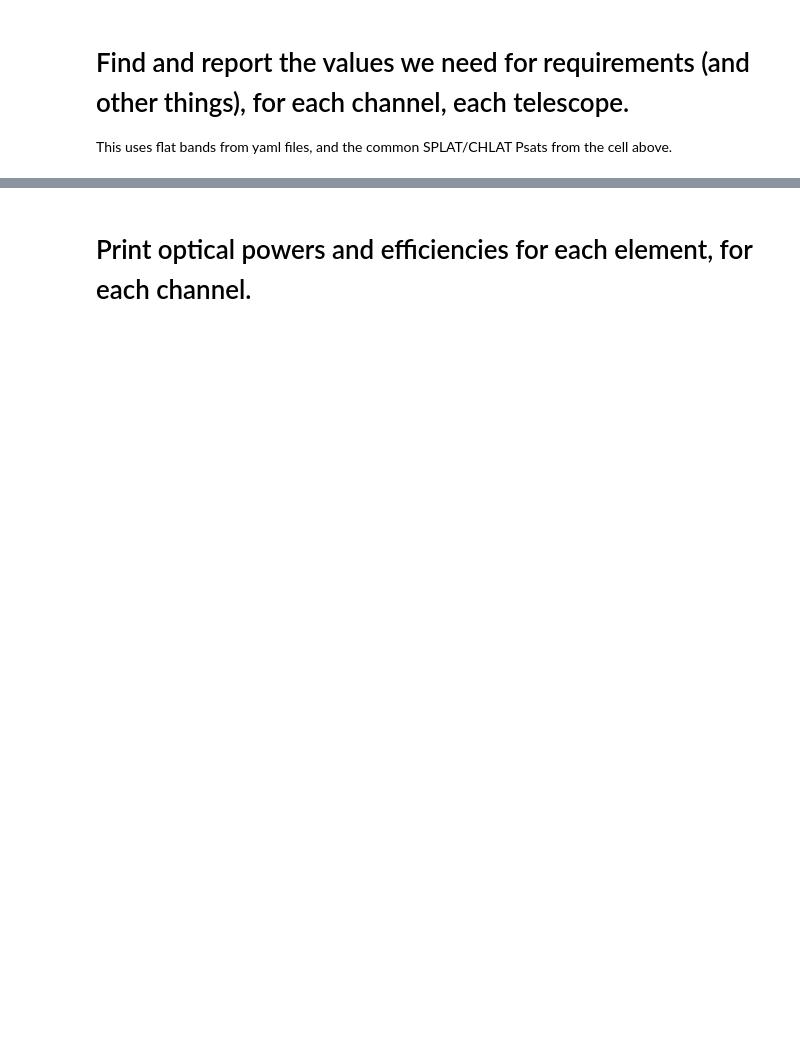
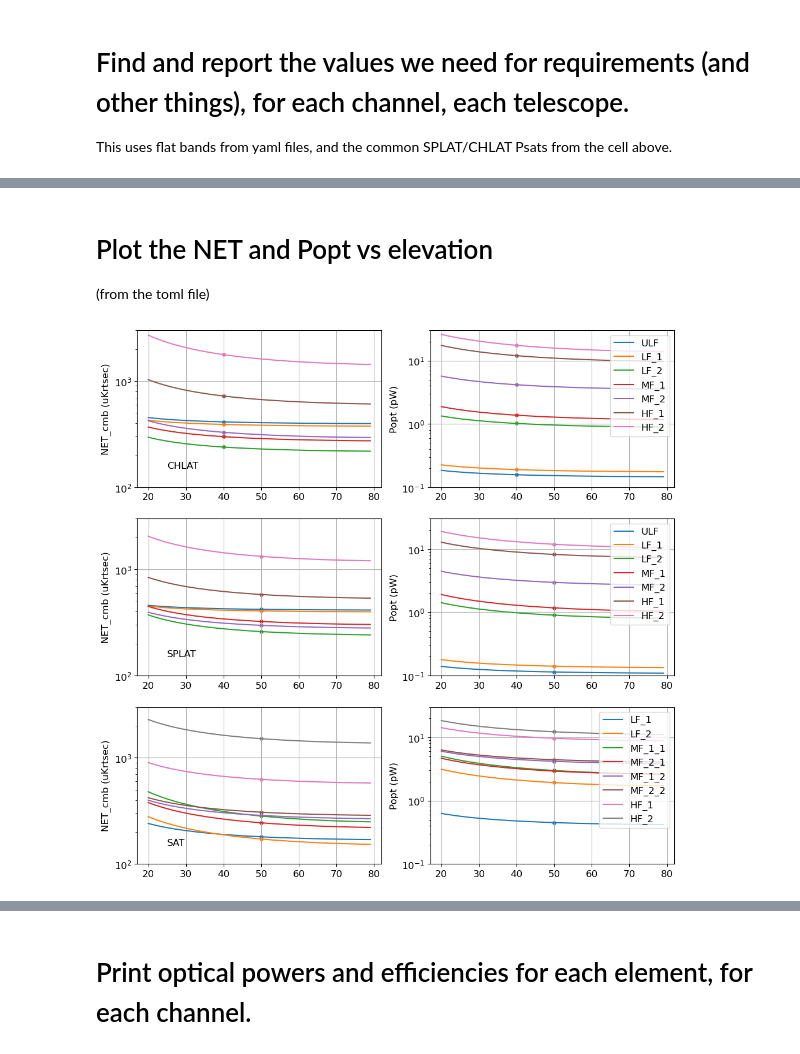
Before and after one commit to CMB-S4/bolo_calc_runs, a Jupyter notebook: jbolo/PBDR_2023/PBDR_2023.ipynb, the cells around one changed output, grey strips where cells are left out. Saved outputs shown, nothing was run; the diff lists cells and outputs as text; code cells hidden in the pictures; blank space fills up the shorter version.

```diff
--- a/jbolo/PBDR_2023/PBDR_2023.ipynb
+++ b/jbolo/PBDR_2023/PBDR_2023.ipynb
@@ -63,7 +63,7 @@ then adjust those parameters to "more realistic" values and rerun to see how big
 logistic_a = 2.0
 logistic_n = 0.7
 
-yamlfiles = ['yamls/CHLAT_20230316.yaml', 'yamls/SPLAT_20230316.yaml', 'yamls/SAT_20230316.yaml']
+yamlfiles = [chlatyaml, splatyaml, satyaml]
 
 for yamlfile in yamlfiles:
     Popts = {} # optical powers
@@ -450,14 +318,0 @@ Print out some photon noise related quantities.
-# %%
-ch = 'LF_1'
-#sim['outputs'][ch].keys()
-print('n avg:')
-print(sim['outputs'][ch]['n_avg'])
-print('Bose:')
-print(sim['outputs'][ch]['NEP_photon_boseNC'])
-print(sim['outputs'][ch]['NEP_photon_boseNC_v2'])
-print('Poisson:')
-print(sim['outputs'][ch]['NEP_photon_poissonNC'])
-print(sim['outputs'][ch]['NEP_photon_poissonNC_v2'])
-print('Total:')
-print(sim['outputs'][ch]['NEP_photonNC'])
-print(sim['outputs'][ch]['NEP_photonNC_v2'])
@@ -475,0 +414,50 @@ Total:
+# %% [markdown]
+# Plot the NET and Popt vs elevation
+(from the toml file)
+# %%
+indata = toml.load('elevation_data.toml')
+
+plt.rcParams.update({'font.size': 12})
+plt.rcParams['figure.figsize'] = [12,12]
+sims = {'CHLAT':sim_chlat, 'SPLAT':sim_splat, 'SAT':sim_sat}
+
+nn = 1
+mm = 2
+for tel in indata.keys():
+    elev_vec = np.array(indata[tel]['elev'])
+
+    plt.subplot(3,2,nn)
+    for ch in indata[tel]['channels'].keys():
+        net = 1e6*np.array(indata[tel]['channels'][ch]['net'])
+        plt.semilogy(elev_vec,net,label=ch)
+        # put a large dot at default value
+        elev0 = sims[tel]['sources']['atmosphere']['elevation']
+        net0 = 1e6*sims[tel]['outputs'][ch]['NET_NC_total']
+        plt.scatter(elev0,net0,s=15,marker='o')
+
+    plt.subplot(3,2,mm)
+    for ch in indata[tel]['channels'].keys():
+        popt = 1e12*np.array(indata[tel]['channels'][ch]['popt'])
+        plt.semilogy(elev_vec,popt,label=ch)
+        # Large dot at nominal location
+        elev0 = sims[tel]['sources']['atmosphere']['elevation']
+        popt0 = 1e12*sims[tel]['outputs'][ch]['P_opt']
+        plt.scatter(elev0,popt0,s=15,marker='o')
+
+    plt.subplot(3,2,nn)
+    plt.ylim(100,3000)
+    plt.ylabel('NET_cmb (uKrtsec)')
+    plt.text(25,150,tel)
+    #plt.legend(loc='upper right')
+    plt.grid()
+
+    plt.subplot(3,2,mm)
+    plt.ylim(0.1,30)
+    plt.ylabel('Popt (pW)')
+    plt.legend(loc='upper right')
+    plt.grid()
+
+    nn = nn+2
+    mm = mm+2
+# %% [output]
+[figure, added]
```
Also changed, not shown: parts of 30 cells of this notebook, 4 other files.
